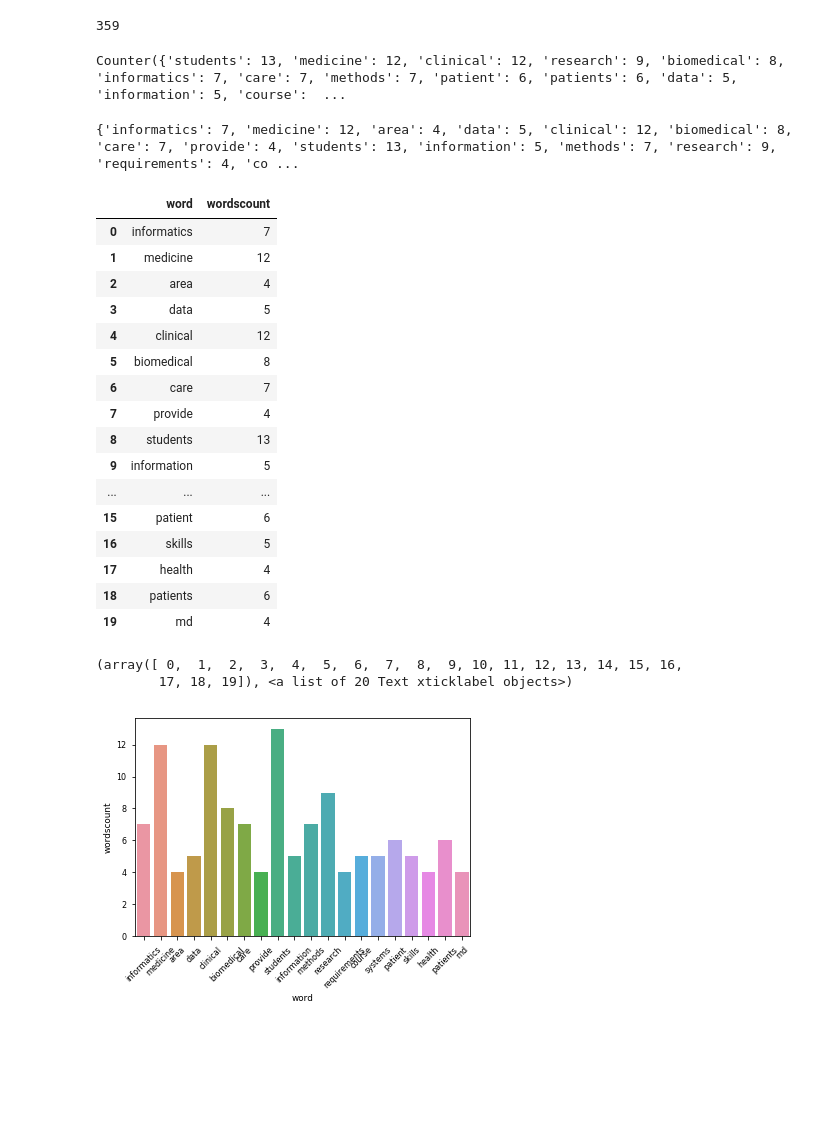
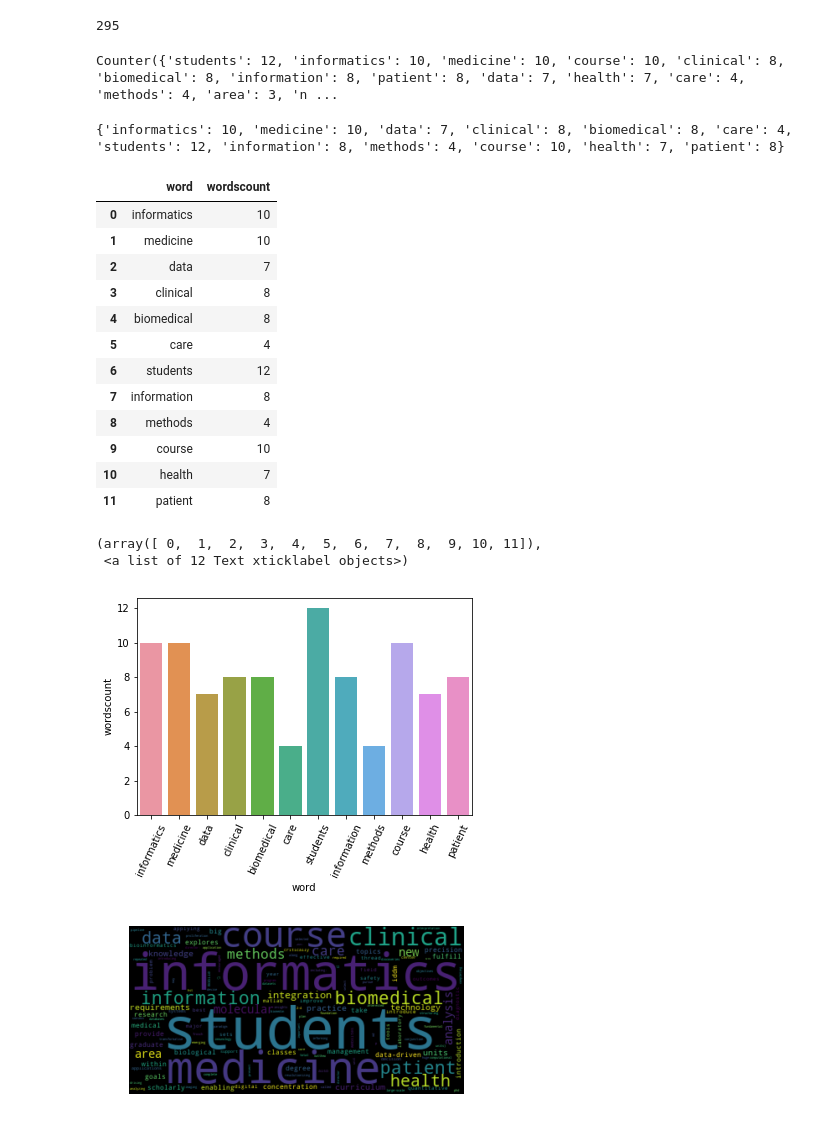
Before and after one commit to mrsbighead/Med-School-HIT, a Jupyter notebook: med_schools_america.ipynb, the cells around one changed output. Saved outputs shown, nothing was run; the diff lists cells and outputs as text; code cells hidden in the pictures; blank space fills up the shorter version.

```diff
--- a/med_schools_america.ipynb
+++ b/med_schools_america.ipynb
@@ -27,17 +23,23 @@ print(clean_list[0:10])
+# %%
+final_list = []
+for elem in clean_list:
+    if elem == "patients":
+        elem = "patient"
+    final_list.append(elem)
 # %%
 s=set(stopwords.words('english'))
 # %%
-without_stopwords = list(filter(lambda x: not x in s, clean_list))
+without_stopwords = list(filter(lambda x: not x in s, final_list))
 # %%
 dict_med = Counter(without_stopwords)
 # %%
 len(dict_med)
 # %% [output]
-359
+295
 # %%
 print(dict_med)
 # %% [output]
-Counter({'students': 13, 'medicine': 12, 'clinical': 12, 'research': 9, 'biomedical': 8, 'informatics': 7, 'care': 7, 'methods': 7, 'patient': 6, 'patients': 6, 'data': 5, 'information': 5, 'course':  ...
+Counter({'students': 12, 'informatics': 10, 'medicine': 10, 'course': 10, 'clinical': 8, 'biomedical': 8, 'information': 8, 'patient': 8, 'data': 7, 'health': 7, 'care': 4, 'methods': 4, 'area': 3, 'n ...
 # %%
 new_dict = {}
 for key in dict_med:
@@ -46,35 +48,31 @@ for key in dict_med:
 # %%
 print(new_dict)
 # %% [output]
-{'informatics': 7, 'medicine': 12, 'area': 4, 'data': 5, 'clinical': 12, 'biomedical': 8, 'care': 7, 'provide': 4, 'students': 13, 'information': 5, 'methods': 7, 'research': 9, 'requirements': 4, 'co ...
+{'informatics': 10, 'medicine': 10, 'data': 7, 'clinical': 8, 'biomedical': 8, 'care': 4, 'students': 12, 'information': 8, 'methods': 4, 'course': 10, 'health': 7, 'patient': 8}
 # %%
 words_df = pd.DataFrame(list(new_dict.items()), columns=['word', 'wordscount'])
 # %%
 words_df
 # %% [output]
 |  | word | wordscount |
-| 0 | informatics | 7 |
-| 1 | medicine | 12 |
-| 2 | area | 4 |
-| 3 | data | 5 |
-| 4 | clinical | 12 |
-| 5 | biomedical | 8 |
-| 6 | care | 7 |
-| 7 | provide | 4 |
-| 8 | students | 13 |
-| 9 | information | 5 |
-| ... | ... | ... |
-| 15 | patient | 6 |
-| 16 | skills | 5 |
-| 17 | health | 4 |
-| 18 | patients | 6 |
-| 19 | md | 4 |
+| 0 | informatics | 10 |
+| 1 | medicine | 10 |
+| 2 | data | 7 |
+| 3 | clinical | 8 |
+| 4 | biomedical | 8 |
+| 5 | care | 4 |
+| 6 | students | 12 |
+| 7 | information | 8 |
+| 8 | methods | 4 |
+| 9 | course | 10 |
+| 10 | health | 7 |
+| 11 | patient | 8 |
 # %%
 g = sns.barplot(x="word", y="wordscount", data=words_df);
 #g.set_xticklabels(rotation=30)
-plt.xticks(rotation = 45)
+plt.xticks(rotation = 65)
 #sns.countplot(x="word", data=words_df, palette="Greens_d");
 # %% [output]
-(array([ 0,  1,  2,  3,  4,  5,  6,  7,  8,  9, 10, 11, 12, 13, 14, 15, 16,
-        17, 18, 19]), <a list of 20 Text xticklabel objects>)
+(array([ 0,  1,  2,  3,  4,  5,  6,  7,  8,  9, 10, 11]),
+ <a list of 12 Text xticklabel objects>)
-[figure, old version]
+[figure, new version]
@@ -80,0 +84,6 @@ plt.xticks(rotation = 45)
+# %%
+plt.imshow(wc, interpolation="bilinear")
+plt.axis("off")
+plt.show()
+# %% [output]
+[figure, added]
```
Also changed, not shown: parts of 3 cells of this notebook.
